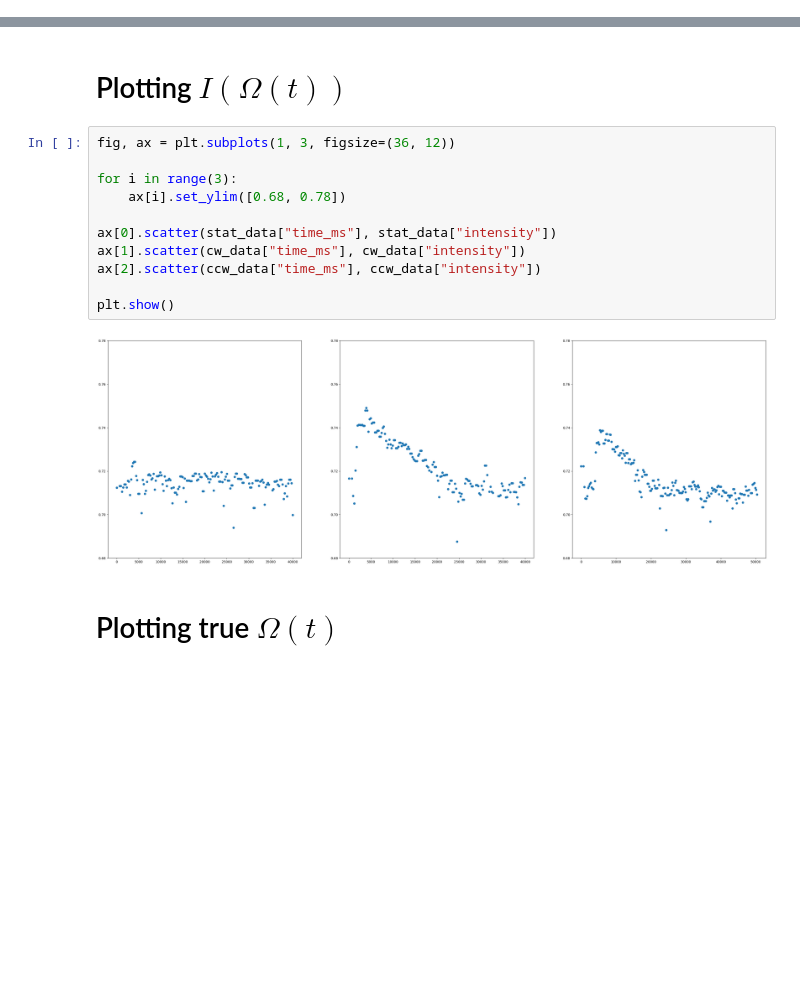
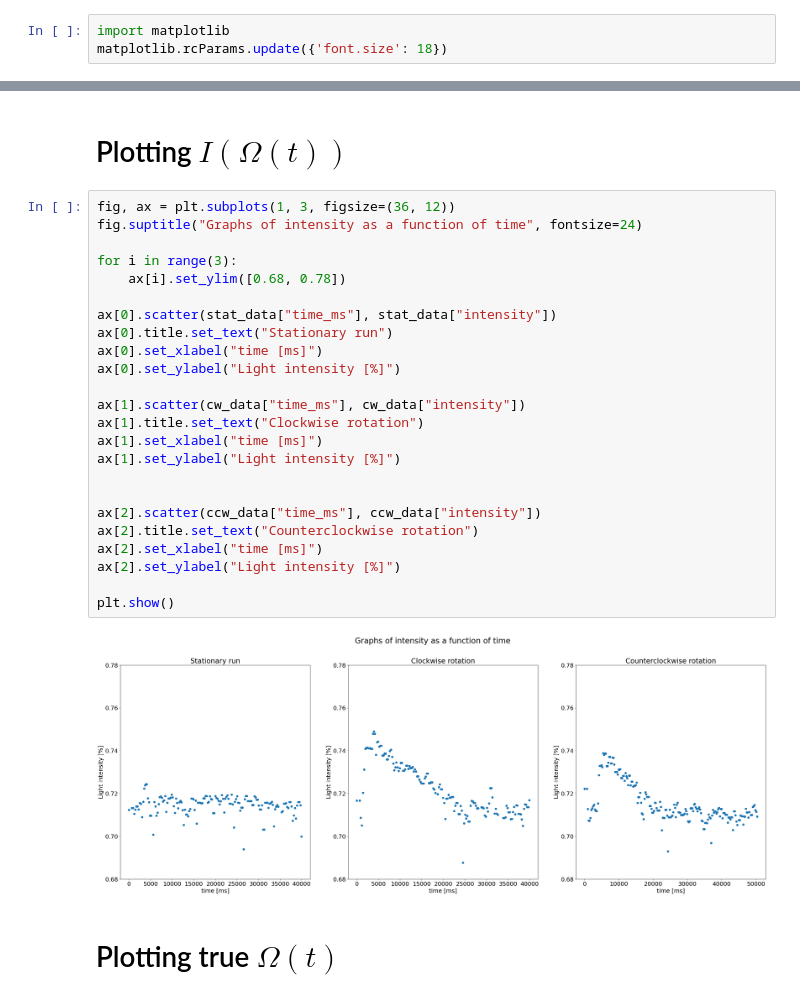
Before and after one commit to MartinOpat/Lab2RaspPi, a Jupyter notebook: data/data_processing_glass_tubes.ipynb, the cells around one changed output, grey strips where cells are left out. Drawn from its saved outputs; the diff is of its cells as text; blank space fills up the shorter version.

Commit message:
Updated graphs, added output png files

```diff
--- a/data/data_processing_glass_tubes.ipynb
+++ b/data/data_processing_glass_tubes.ipynb
@@ -7,6 +7,9 @@ import os
 import os
 
 from datetime import datetime
+# %%
+import matplotlib
+matplotlib.rcParams.update({'font.size': 18})
 # %% [markdown]
 # Loading data
 # %%
@@ -50,17 +53,30 @@ def append_headers(i_start, i_end):
 # Plotting $I(\Omega(t))$
 # %%
 fig, ax = plt.subplots(1, 3, figsize=(36, 12))
+fig.suptitle("Graphs of intensity as a function of time", fontsize=24)
 
 for i in range(3):
     ax[i].set_ylim([0.68, 0.78])
 
 ax[0].scatter(stat_data["time_ms"], stat_data["intensity"])
+ax[0].title.set_text("Stationary run")
+ax[0].set_xlabel("time [ms]")
+ax[0].set_ylabel("Light intensity [%]")
+
 ax[1].scatter(cw_data["time_ms"], cw_data["intensity"])
+ax[1].title.set_text("Clockwise rotation")
+ax[1].set_xlabel("time [ms]")
+ax[1].set_ylabel("Light intensity [%]")
+
+
 ax[2].scatter(ccw_data["time_ms"], ccw_data["intensity"])
+ax[2].title.set_text("Counterclockwise rotation")
+ax[2].set_xlabel("time [ms]")
+ax[2].set_ylabel("Light intensity [%]")
 
 plt.show()
 # %% [output]
-[figure, old version]
+[figure, new version]
 # %% [markdown]
 # Plotting true $\Omega(t)$
 # %%
```
Also changed, not shown: parts of 1 cell of this notebook, 3 other files.
